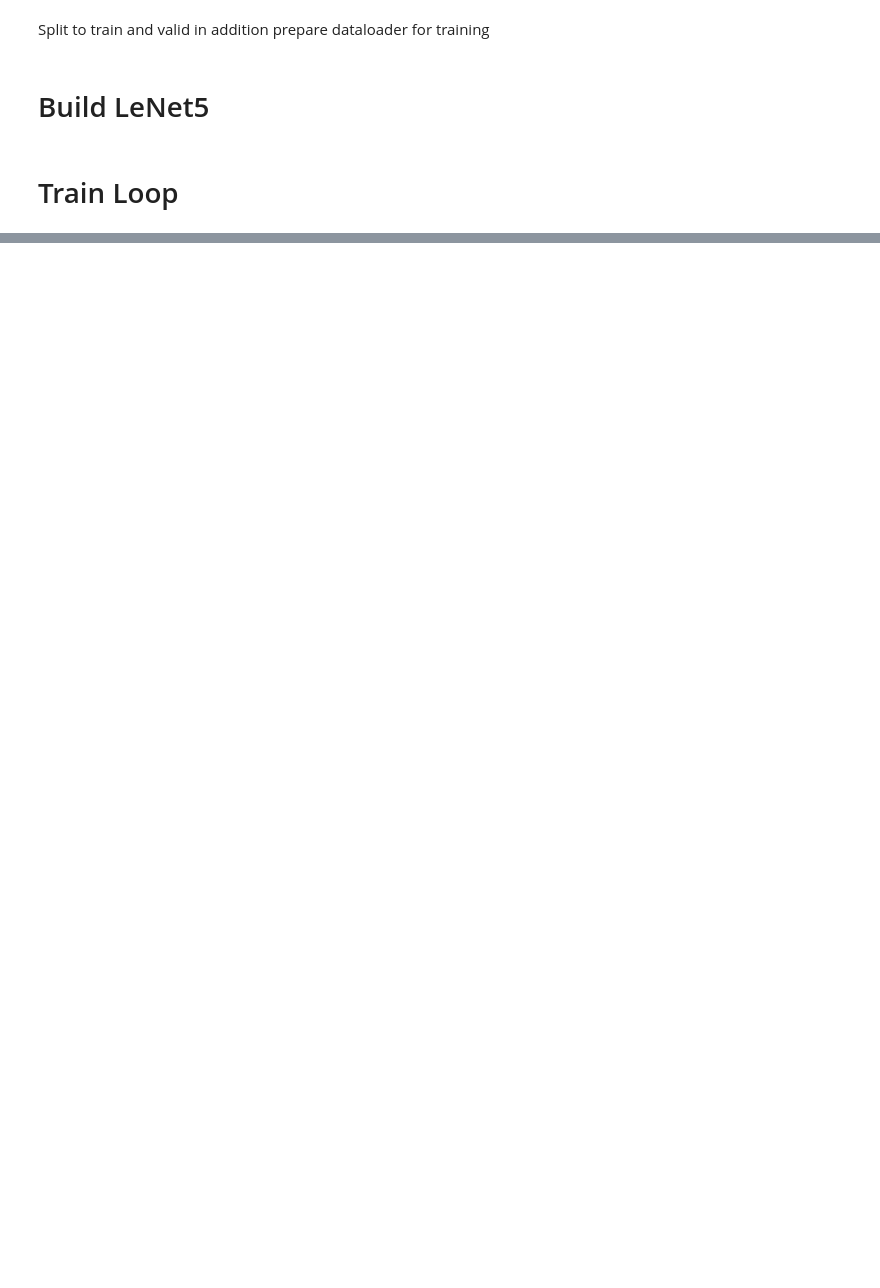
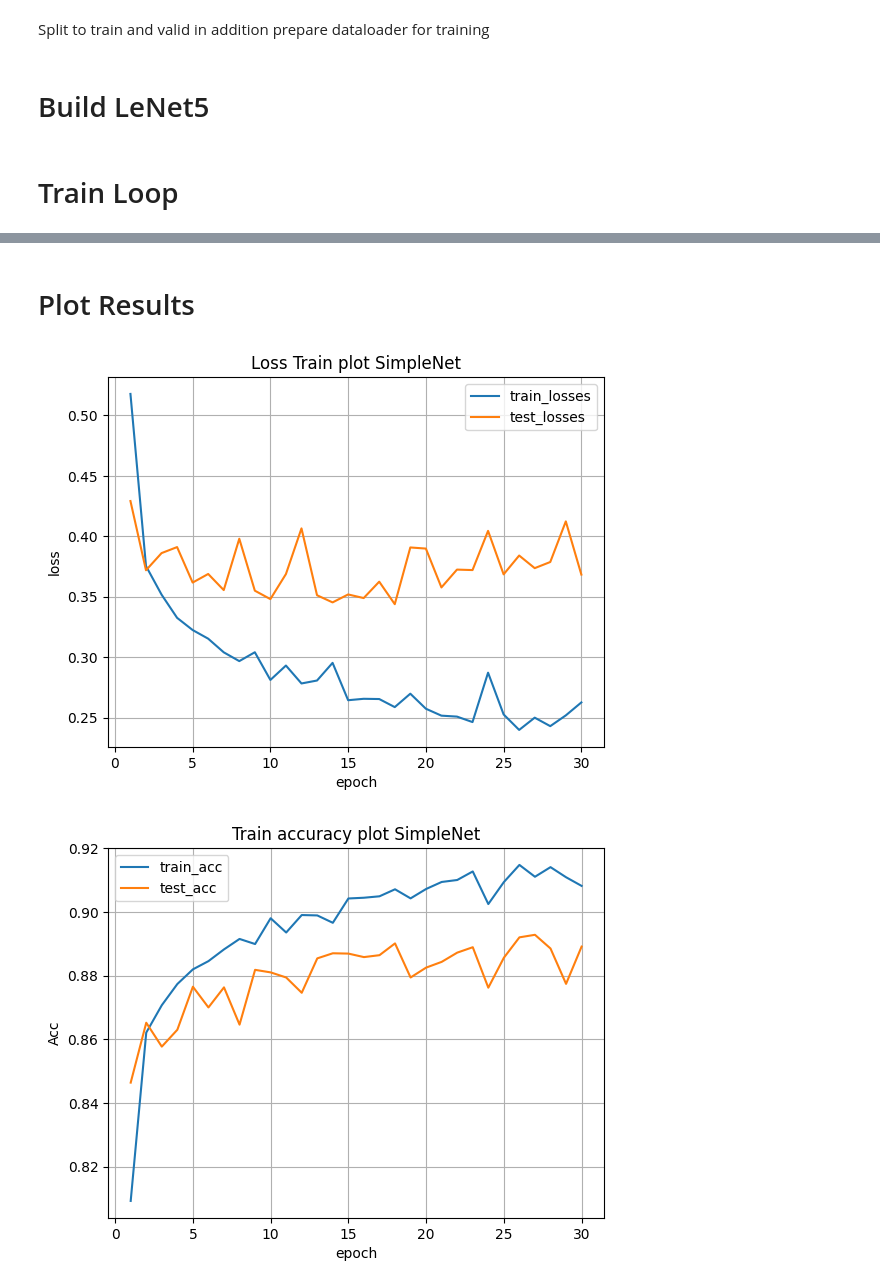
Before and after one commit to arielkantorovich/Deep_Learning_TAU, a Jupyter notebook: Ex1-LeNet/exam_Lenet5.ipynb, the cells around one changed output, grey strips where cells are left out. Saved outputs shown, nothing was run; the diff lists cells and outputs as text; code cells hidden in the pictures; blank space fills up the shorter version.

```diff
--- a/Ex1-LeNet/exam_Lenet5.ipynb
+++ b/Ex1-LeNet/exam_Lenet5.ipynb
@@ -68,8 +67,7 @@ mean, std
 down_flag = False # (Optional) usually false
 
 # # Define a transform to normalize the data
-transform = transforms.Compose([transforms.Resize((32,32)),
-                                transforms.ToTensor(),
+transform = transforms.Compose([transforms.ToTensor(),
                                 transforms.Normalize(mean=mean, std=std)])
 # Download and load the training data
 train_data = datasets.FashionMNIST('F_MNIST_data', download=down_flag, train=True, transform=transform)
@@ -330,0 +340,7 @@ Epoch [30/30], Train Loss: 0.3209, Train Acc: 0.7101, Val Loss: 0.3836, Val Acc:
+# %%
+train_losses_l2, val_losses_l2, train_accs_l2, val_accs_l2 = TrainLoop(train_loader,
+                                                                        valid_loader,
+                                                                        useDrop=False, useBatchNorm=False, use_Weight_decay=True,
+                                                                        num_epochs=30,
+                                                                        lr_init=0.01,
+                                                                        PATH = './LeNet5(Weight_decay).pth')
@@ -330,0 +367,7 @@ Epoch [30/30], Train Loss: 0.3209, Train Acc: 0.7101, Val Loss: 0.3836, Val Acc:
+# %%
+train_losses_drop, val_losses_drop, train_accs_drop, val_accs_drop = TrainLoop(train_loader,
+                                                                        valid_loader,
+                                                                        useDrop=True, useBatchNorm=False, use_Weight_decay=False,
+                                                                        num_epochs=30,
+                                                                        lr_init=0.01,
+                                                                        PATH = './LeNet5(Drop_Out).pth')
@@ -330,0 +392,31 @@ Epoch [30/30], Train Loss: 0.3209, Train Acc: 0.7101, Val Loss: 0.3836, Val Acc:
+# %% [markdown]
+# Plot Results
+# %%
+def plot_results(num_epochs=10,
+                 Name="",
+                 train_loss=[], train_acc=[],
+                 valid_loss=[], valid_acc=[]):
+    epoch_list = [i for i in range(1, num_epochs+1)]
+
+    plt.figure(1)
+    plt.plot(epoch_list, train_loss, label='train_losses'), plt.plot(epoch_list, valid_loss, label='test_losses'), plt.legend()
+    plt.xlabel('epoch'), plt.ylabel('loss'), plt.grid(True), plt.title(f"Loss Train plot {Name}")
+    plt.figure(2)
+    plt.plot(epoch_list, train_acc, label='train_acc'), plt.plot(epoch_list, valid_acc, label='test_acc'), plt.legend()
+    plt.xlabel('epoch'), plt.ylabel('Acc'), plt.grid(True), plt.title(f"Train accuracy plot {Name}")
+    plt.show()
+# %%
+plot_results(30, "SimpleNet", train_losses_simple, train_accs_simple,
+                 val_losses_simple, val_accs_simple)
+
+plot_results(30, "Batch Norm", train_losses_bn, train_accs_bn,
+                 val_losses_bn, val_accs_bn)
+
+plot_results(30, "Weight Decay", train_losses_l2, train_accs_l2,
+                 val_losses_l2, val_accs_l2)
+
+plot_results(30, "Drop Out", train_losses_drop, train_accs_drop,
+                 val_losses_drop, val_accs_drop)
+# %% [output]
+[figure, added]
+[figure, added]
```
Also changed, not shown: parts of 18 cells of this notebook, 5 other files.
